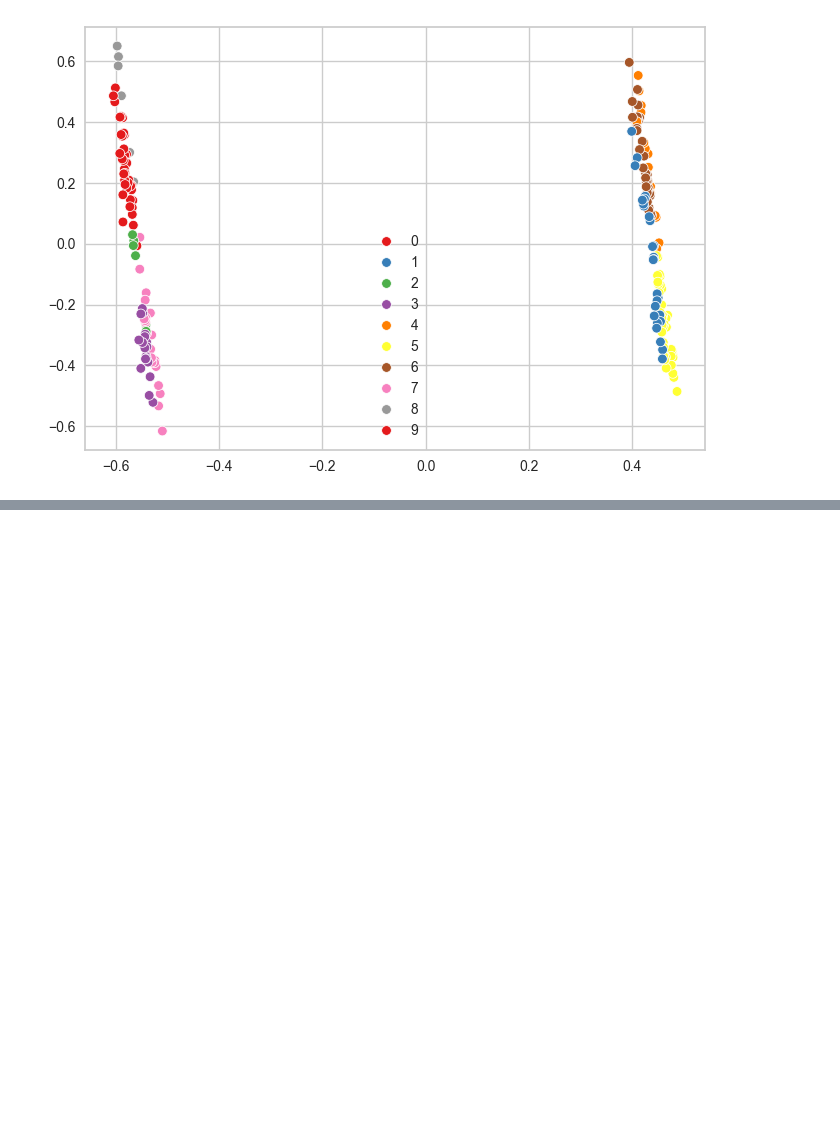
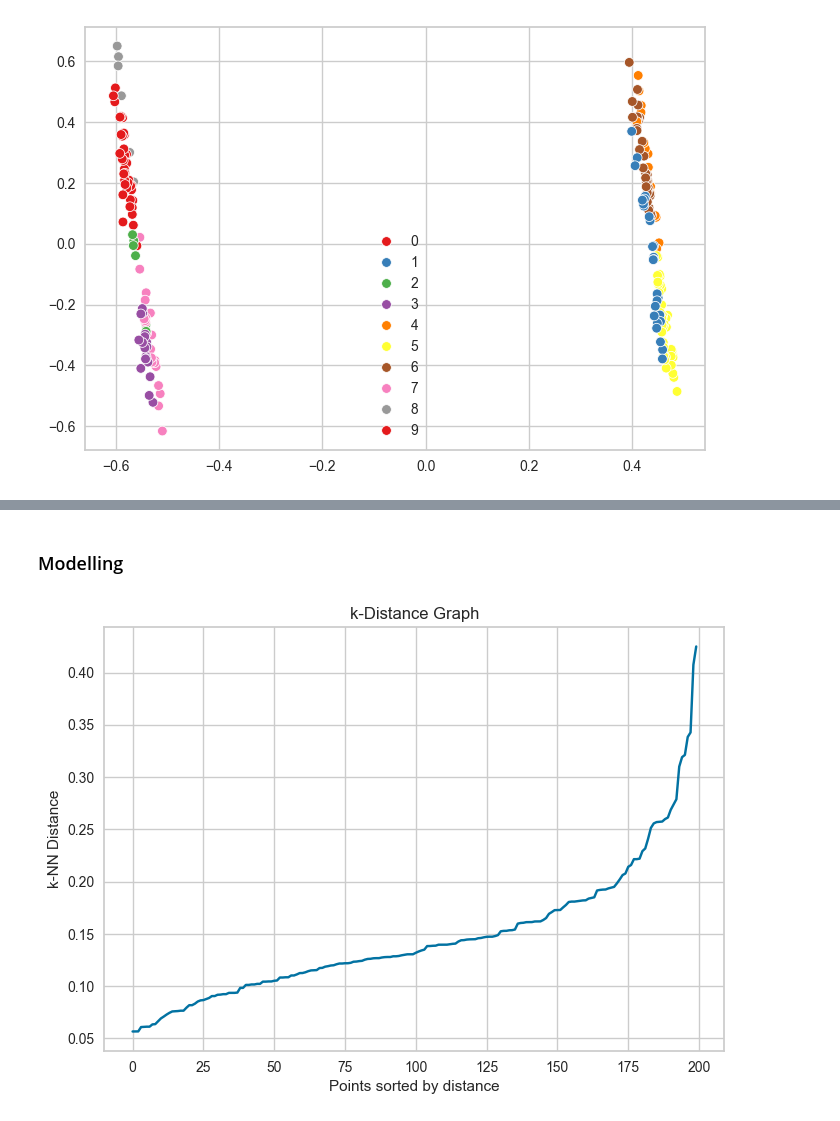
Before and after one commit to MohammadSAzar/MachineLearning-Maktankhooneh-Course-, a Jupyter notebook: S4/Project/S5-Proj-READY.ipynb, the cells around one changed output, grey strips where cells are left out. Cells and saved outputs as stored; diff of their text form; code cells hidden in the pictures; blank space fills up the shorter version.

```diff
--- a/S4/Project/S5-Proj-READY.ipynb
+++ b/S4/Project/S5-Proj-READY.ipynb
@@ -187,0 +295,4 @@ sns.scatterplot(x=pca_data[:, 0], y=pca_data[:, 1], hue=labels, palette="Set1")
+# %%
+main_ds_df_numeric['Gender_num'] = main_ds_df_numeric['Gender'].replace({'Male':0,'Female':1})
+
+main_ds_df_numeric.head()
@@ -187,0 +306,4 @@ sns.scatterplot(x=pca_data[:, 0], y=pca_data[:, 1], hue=labels, palette="Set1")
+# %%
+main_ds_df_numeric.drop(['Gender'], axis = 1, inplace = True)
+
+main_ds_df_numeric.head()
@@ -187,0 +317,9 @@ sns.scatterplot(x=pca_data[:, 0], y=pca_data[:, 1], hue=labels, palette="Set1")
+# %%
+x_ds = main_ds_df_numeric.values
+
+x_ds_age_income = main_ds_df_numeric[['Age', 'Annual_Income']].values
+x_ds_age_spent = main_ds_df_numeric[['Age', 'Spending_Score']].values
+x_ds_gender_income = main_ds_df_numeric[['Gender_num', 'Annual_Income']].values
+x_ds_gender_spent = main_ds_df_numeric[['Gender_num', 'Spending_Score']].values
+
+x_ds[0:5]
@@ -187,0 +332,5 @@ sns.scatterplot(x=pca_data[:, 0], y=pca_data[:, 1], hue=labels, palette="Set1")
+# %%
+scaler = MinMaxScaler()
+norm_x_ds = scaler.fit_transform(x_ds)
+
+norm_x_ds
@@ -187,0 +355,18 @@ sns.scatterplot(x=pca_data[:, 0], y=pca_data[:, 1], hue=labels, palette="Set1")
+# %% [markdown]
+### Modelling
+# %%
+# Using Elbow method for finding eps
+from sklearn.neighbors import NearestNeighbors
+
+neighbors = NearestNeighbors(n_neighbors=4)
+neighbors_fit = neighbors.fit(norm_x_ds)
+distances, indices = neighbors_fit.kneighbors(norm_x_ds)
+
+distances = np.sort(distances[:, 3])
+plt.plot(distances)
+plt.ylabel('k-NN Distance')
+plt.xlabel('Points sorted by distance')
+plt.title('k-Distance Graph')
+plt.show()
+# %% [output]
+[figure, added]
```
Also changed, not shown: parts of 20 cells of this notebook.
